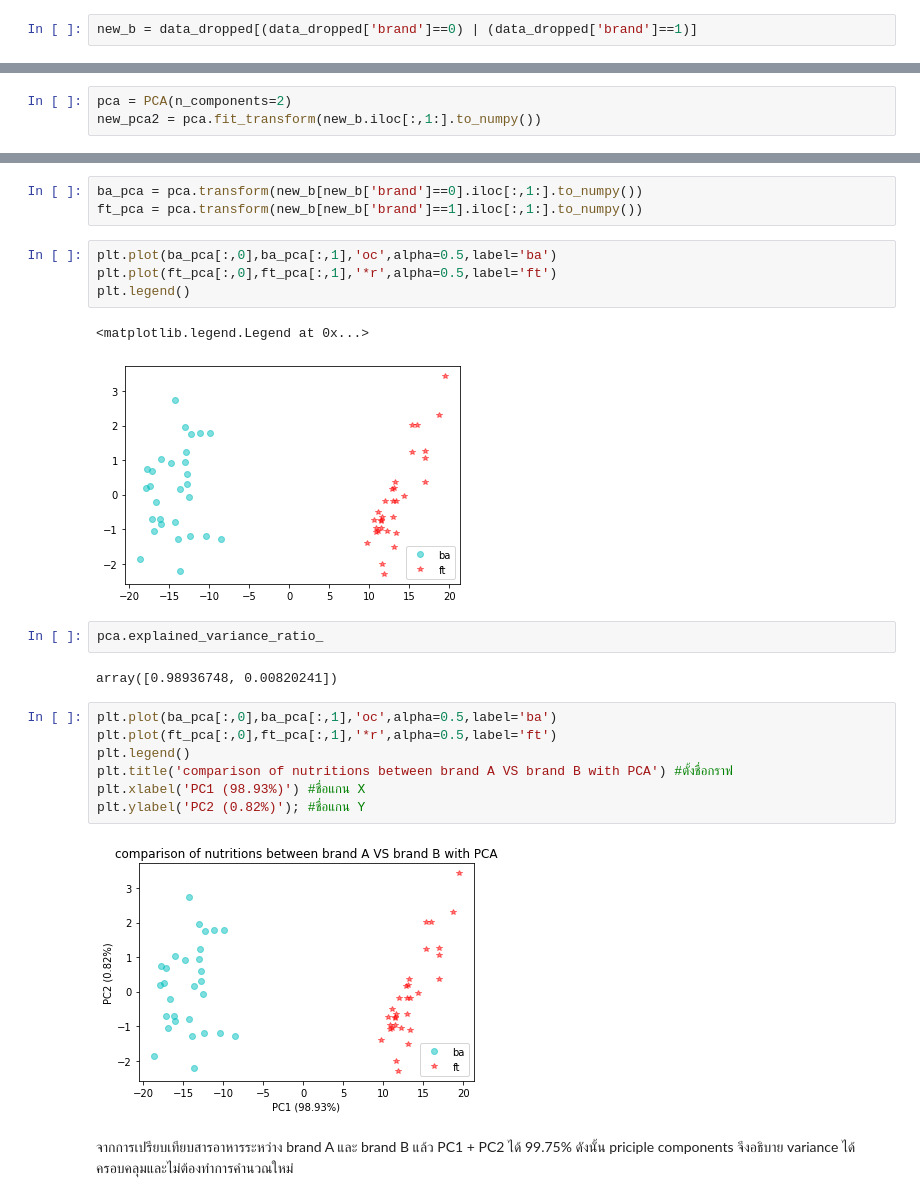
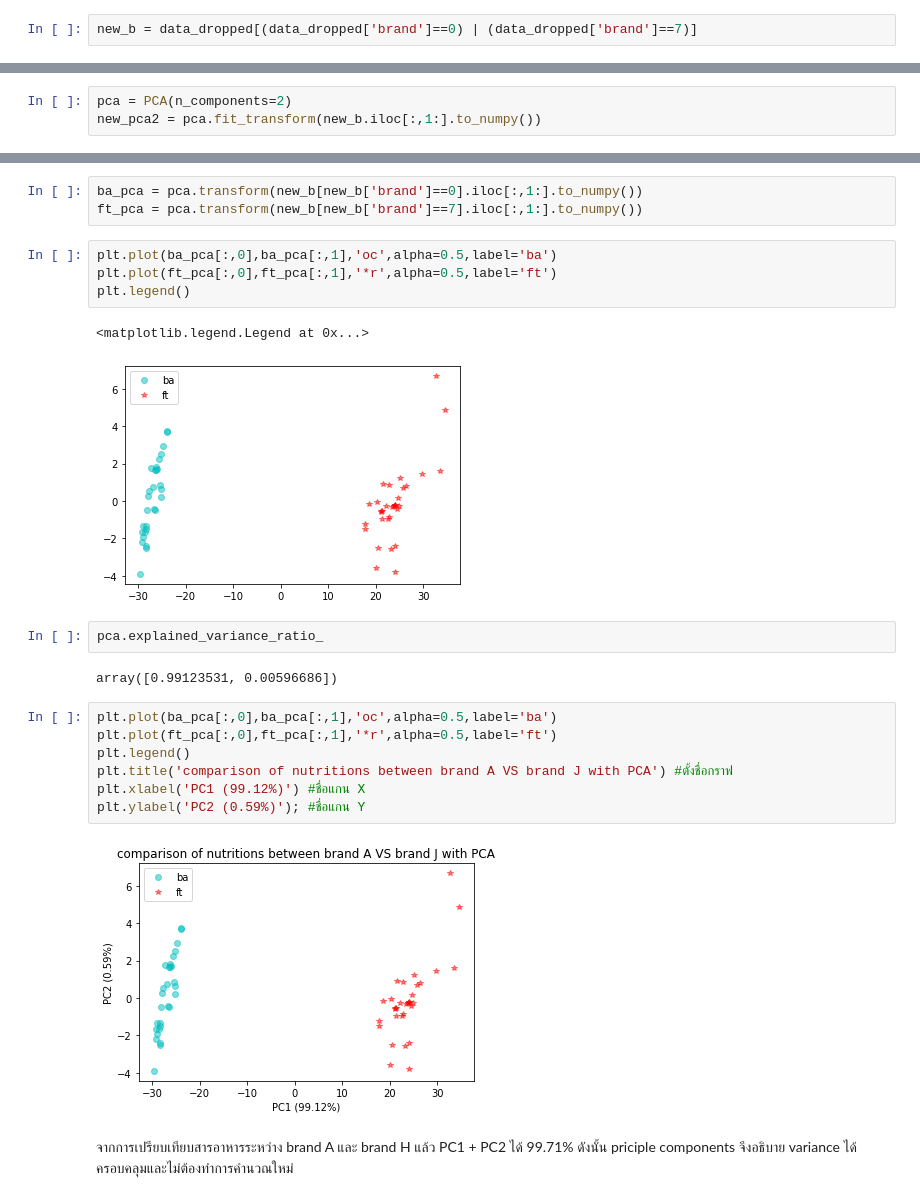
Before and after one commit to moneypitak/multivariate, a Jupyter notebook: exam01.ipynb, the cells around one changed output, grey strips where cells are left out. Saved outputs shown, nothing was run; the diff lists cells and outputs as text.

```diff
--- a/exam01.ipynb
+++ b/exam01.ipynb
@@ -238,7 +238,7 @@ plt.scatter(new_pca[:,0],new_pca[:,1],c = data_dropped['brand'],alpha=0.5)
 <matplotlib.collections.PathCollection at 0x...>
 [figure]
 # %%
-new_b = data_dropped[(data_dropped['brand']==0) | (data_dropped['brand']==1)]
+new_b = data_dropped[(data_dropped['brand']==0) | (data_dropped['brand']==7)]
 # %%
 new_b
 # %% [output]
@@ -270,26 +266,26 @@ plt.scatter(new_pca2[:,0],new_pca2[:,1],c = new_b['brand'],alpha=0.5)
 # %%
 ba_pca = pca.transform(new_b[new_b['brand']==0].iloc[:,1:].to_numpy())
-ft_pca = pca.transform(new_b[new_b['brand']==1].iloc[:,1:].to_numpy())
+ft_pca = pca.transform(new_b[new_b['brand']==7].iloc[:,1:].to_numpy())
 # %%
 plt.plot(ba_pca[:,0],ba_pca[:,1],'oc',alpha=0.5,label='ba')
 plt.plot(ft_pca[:,0],ft_pca[:,1],'*r',alpha=0.5,label='ft')
 plt.legend()
 # %% [output]
 <matplotlib.legend.Legend at 0x...>
-[figure, old version]
+[figure, new version]
 # %%
 pca.explained_variance_ratio_
 # %% [output]
-array([0.98936748, 0.00820241])
+array([0.99123531, 0.00596686])
 # %%
 plt.plot(ba_pca[:,0],ba_pca[:,1],'oc',alpha=0.5,label='ba')
 plt.plot(ft_pca[:,0],ft_pca[:,1],'*r',alpha=0.5,label='ft')
 plt.legend()
-plt.title('comparison of nutritions between brand A VS brand B with PCA') #ตั้งชื่อกราฟ
-plt.xlabel('PC1 (98.93%)') #ชื่อแกน X
-plt.ylabel('PC2 (0.82%)'); #ชื่อแกน Y
+plt.title('comparison of nutritions between brand A VS brand J with PCA') #ตั้งชื่อกราฟ
+plt.xlabel('PC1 (99.12%)') #ชื่อแกน X
+plt.ylabel('PC2 (0.59%)'); #ชื่อแกน Y
 # %% [output]
-[figure, old version]
+[figure, new version]
 # %% [markdown]
 
-จากการเปรียบเทียบสารอาหารระหว่าง brand A และ brand B แล้ว PC1 + PC2 ได้ 99.75% ดังนั้น priciple components จึงอธิบาย variance ได้ครอบคลุมและไม่ต้องทำการคำนวณใหม่
+จากการเปรียบเทียบสารอาหารระหว่าง brand A และ brand H แล้ว PC1 + PC2 ได้ 99.71% ดังนั้น priciple components จึงอธิบาย variance ได้ครอบคลุมและไม่ต้องทำการคำนวณใหม่
```
Also changed, not shown: parts of 2 cells of this notebook.
